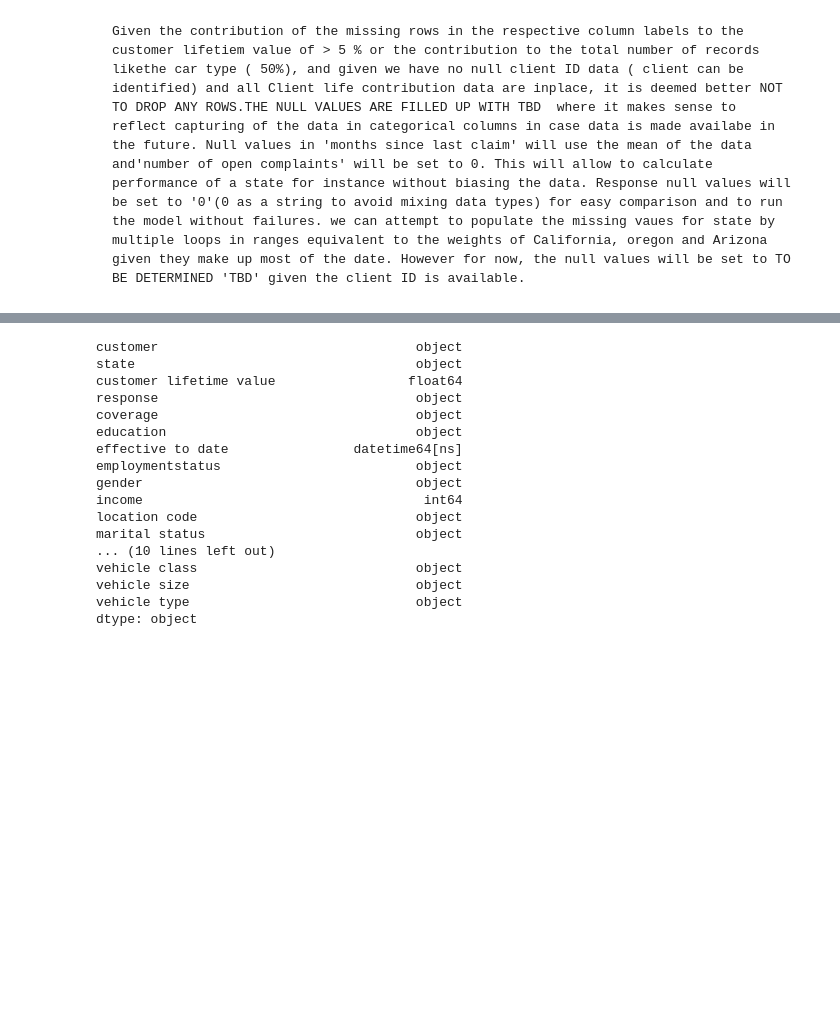
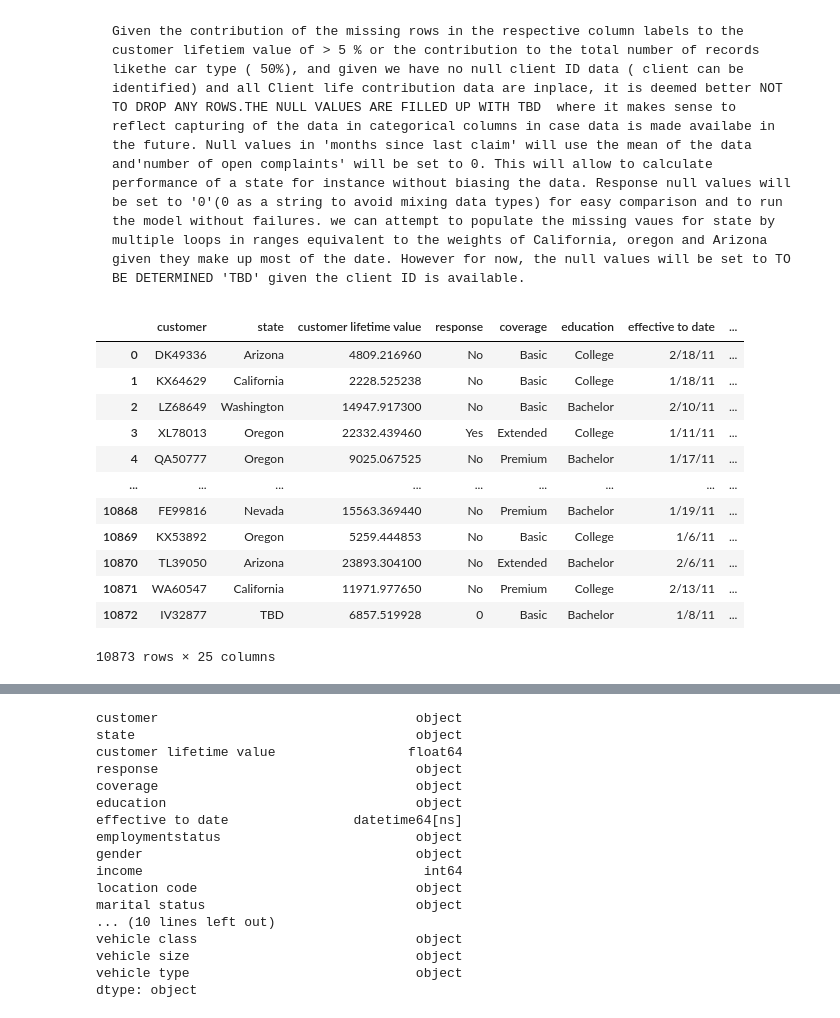
Before and after one commit to aelarabi/Week1day2lab-customer-analysis-round-2, a Jupyter notebook: files_for_lab/csv_files/week1day2_cust_anal_round2.ipynb, the cells around one changed output, grey strips where cells are left out. Cells and saved outputs as stored; diff of their text form; code cells hidden in the pictures; blank space fills up the shorter version.

```diff
--- a/files_for_lab/csv_files/week1day2_cust_anal_round2.ipynb
+++ b/files_for_lab/csv_files/week1day2_cust_anal_round2.ipynb
@@ -216,6 +216,24 @@ df_mca['vehicle class'] = df_mca['vehicle class'].fillna('TBD')
 df_mca['vehicle size'] = df_mca['vehicle size'].fillna('TBD')
 # %%
 df_mca['vehicle type'] = df_mca['vehicle type'].fillna('TBD')
+# %%
+#df_mca2 = df_mca.copy()
+df_mca = df_mca.drop_duplicates() # IT IS USUALLY BETTER TO SAVE A COPY OF THE DATA IN CASE  WE MESS UP
+df_mca.reset_index(drop=True) # SOMETIMES IT IS BETTER TO DROP DUPLICATES EARLIER IN CASE THEY ARE NULL VALLUE ROWS.
+# %% [output]
+|  | customer | state | customer lifetime value | response | coverage | education | effective to date | ... |
+| 0 | DK49336 | Arizona | 4809.216960 | No | Basic | College | 2/18/11 | ... |
+| 1 | KX64629 | California | 2228.525238 | No | Basic | College | 1/18/11 | ... |
+| 2 | LZ68649 | Washington | 14947.917300 | No | Basic | Bachelor | 2/10/11 | ... |
+| 3 | XL78013 | Oregon | 22332.439460 | Yes | Extended | College | 1/11/11 | ... |
+| 4 | QA50777 | Oregon | 9025.067525 | No | Premium | Bachelor | 1/17/11 | ... |
+| ... | ... | ... | ... | ... | ... | ... | ... | ... |
+| 10868 | FE99816 | Nevada | 15563.369440 | No | Premium | Bachelor | 1/19/11 | ... |
+| 10869 | KX53892 | Oregon | 5259.444853 | No | Basic | College | 1/6/11 | ... |
+| 10870 | TL39050 | Arizona | 23893.304100 | No | Extended | Bachelor | 2/6/11 | ... |
+| 10871 | WA60547 | California | 11971.977650 | No | Premium | College | 2/13/11 | ... |
+| 10872 | IV32877 | TBD | 6857.519928 | 0 | Basic | Bachelor | 1/8/11 | ... |
+10873 rows × 25 columns
 # %%
 display (df_mca.info())
 df_mca._get_numeric_data()
```
Also changed, not shown: parts of 4 cells of this notebook.
